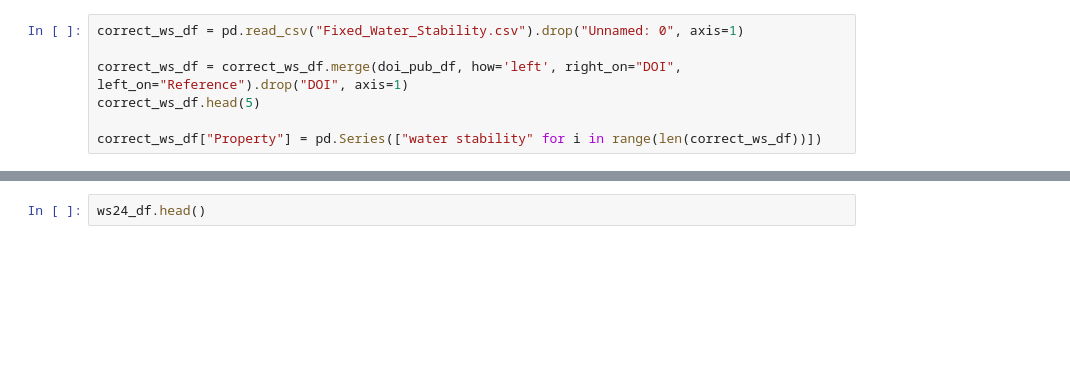
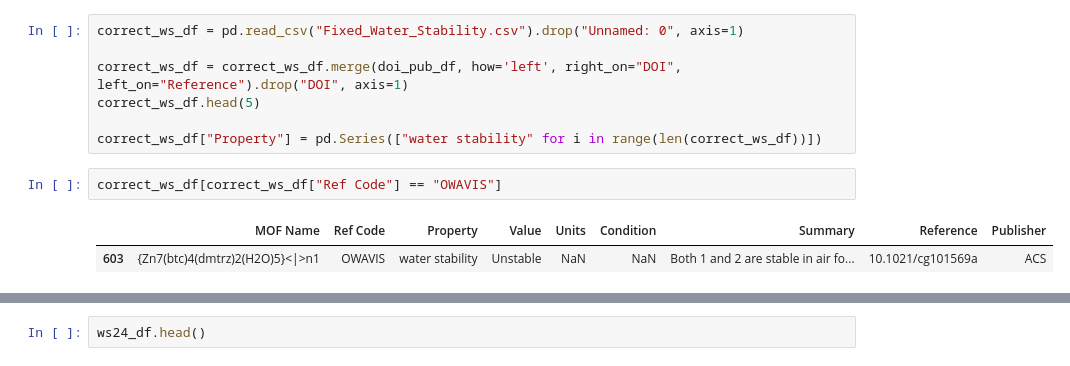
Before and after one commit to AI4ChemS/MOF_ChemUnity, a Jupyter notebook: ChemUnity_Visualizations.ipynb, the cells around one changed output, grey strips where cells are left out. Saved outputs shown, nothing was run; the diff lists cells and outputs as text; blank space fills up the shorter version.

```diff
--- a/ChemUnity_Visualizations.ipynb
+++ b/ChemUnity_Visualizations.ipynb
@@ -791,3 +791,8 @@ correct_ws_df = correct_ws_df.merge(doi_pub_df, how='left', right_on="DOI", left
 correct_ws_df.head(5)
 
 correct_ws_df["Property"] = pd.Series(["water stability" for i in range(len(correct_ws_df))])
+# %%
+correct_ws_df[correct_ws_df["Ref Code"] == "OWAVIS"]
+# %% [output]
+|  | MOF Name | Ref Code | Property | Value | Units | Condition | Summary | Reference | Publisher |
+| 603 | {Zn7(btc)4(dmtrz)2(H2O)5}<|>n1 | OWAVIS | water stability | Unstable | NaN | NaN | Both 1 and 2 are stable in air fo... | 10.1021/cg101569a | ACS |
```
Also changed, not shown: parts of 5 cells of this notebook, 1 other file.
